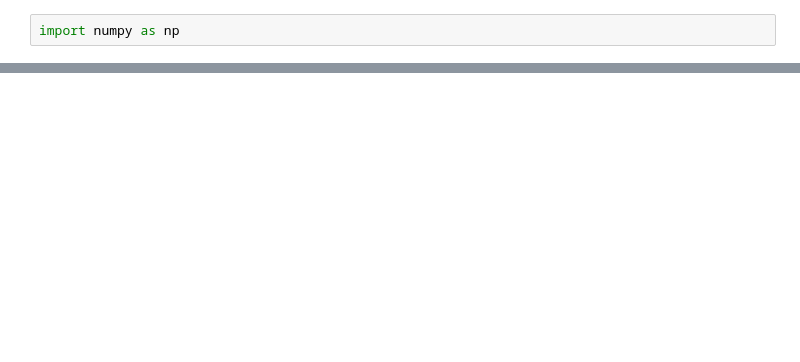
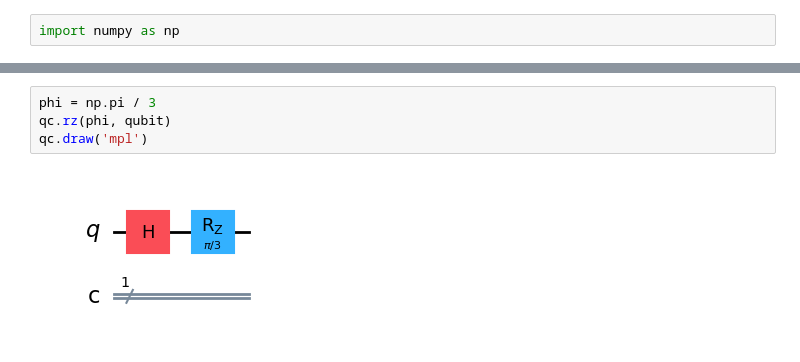
Before and after one commit to DuarteMagano/Hello-Quantum-World, a Jupyter notebook: tutorial_master.ipynb, the cells around one changed output, grey strips where cells are left out. Drawn from its saved outputs; the diff is of its cells as text; blank space fills up the shorter version.

```diff
--- a/tutorial_master.ipynb
+++ b/tutorial_master.ipynb
@@ -8,0 +135,6 @@ ModuleNotFoundError: No module named 'qiskit'
+# %%
+phi = np.pi / 3
+qc.rz(phi, qubit)
+qc.draw('mpl')
+# %% [output]
+[figure, added]
```
Also changed, not shown: parts of 37 cells of this notebook.
